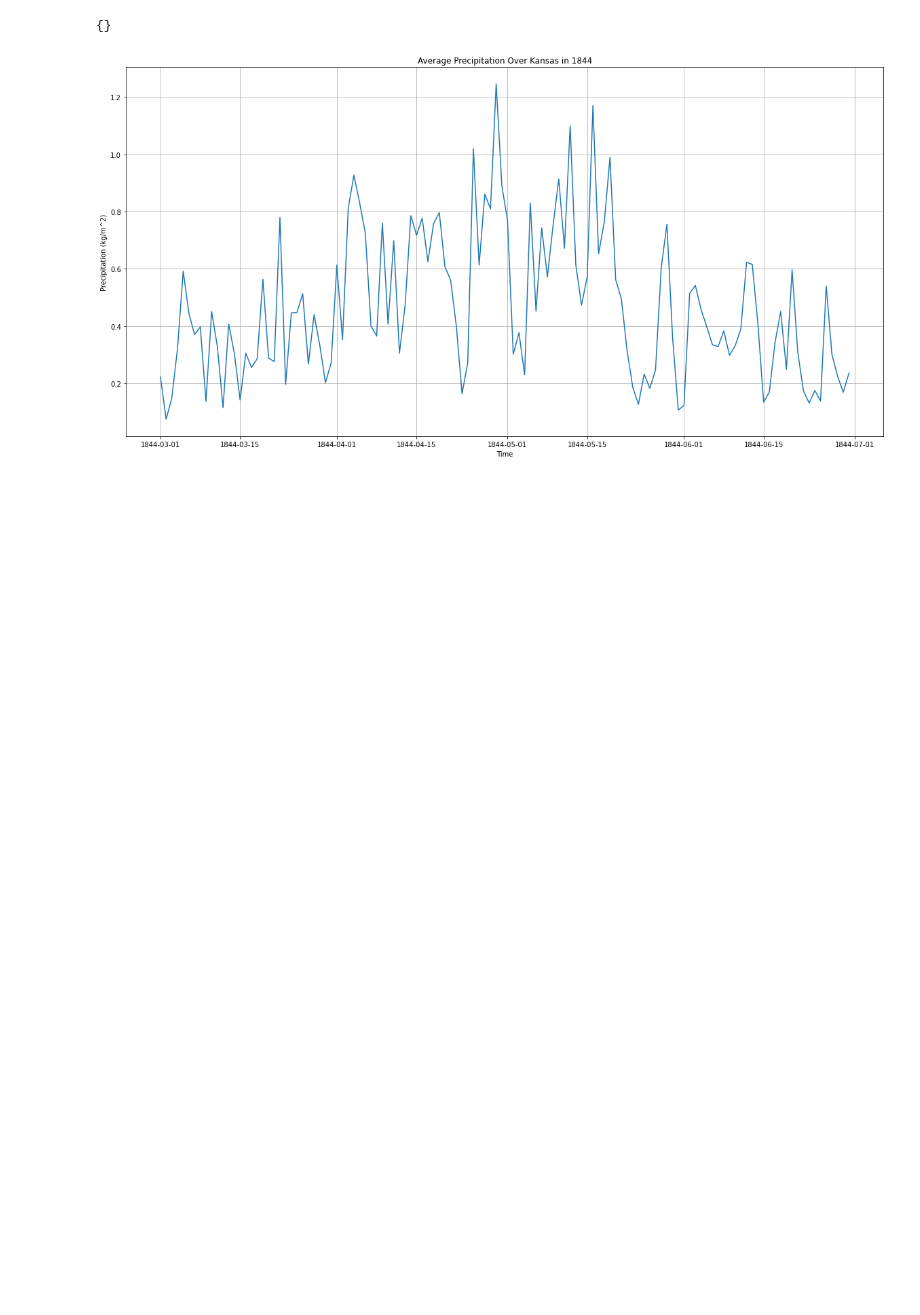
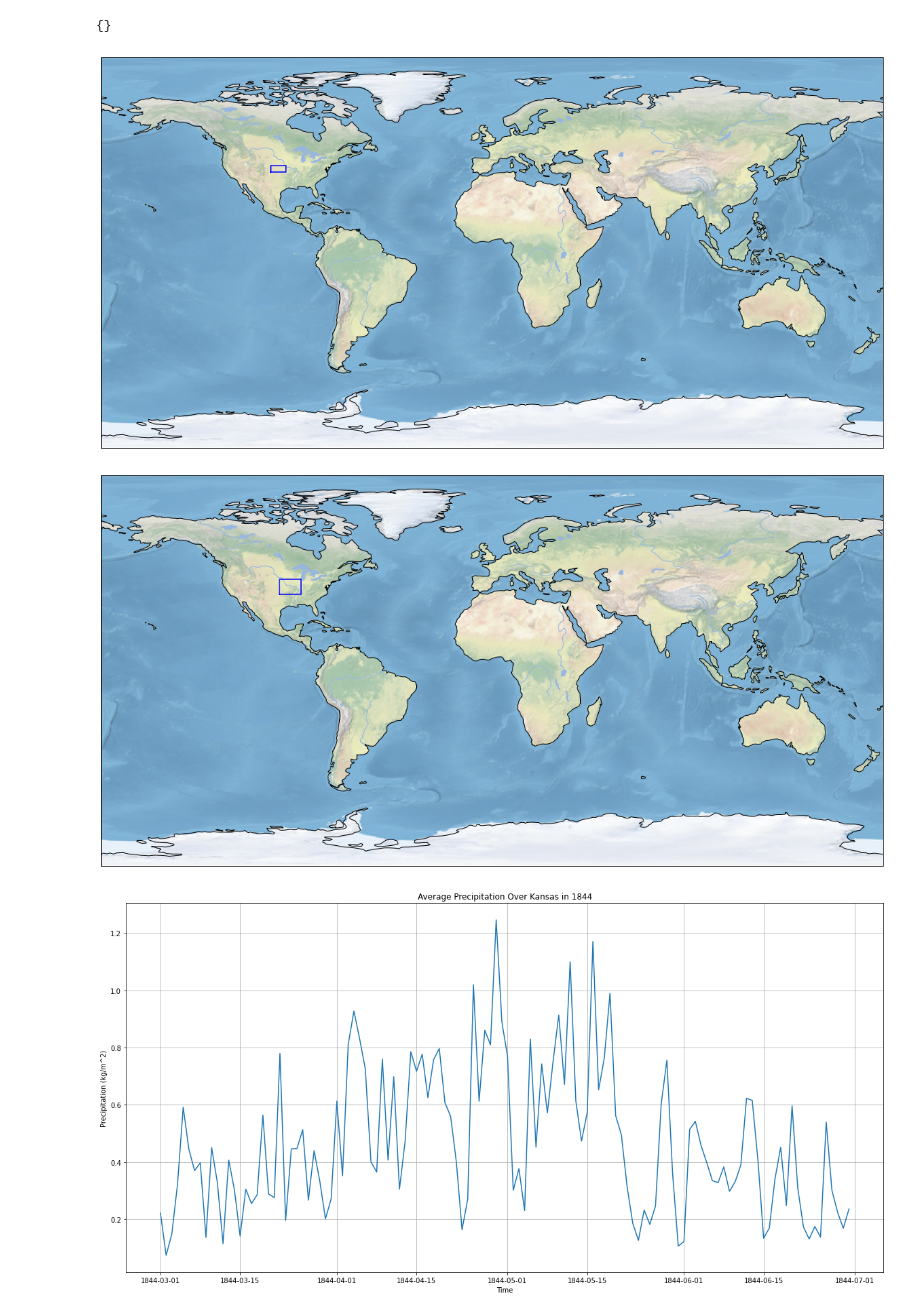
Before and after one commit to bparazin/ESS-Visualization, a Jupyter notebook: Time Series.ipynb, the cells around one changed output. Saved outputs shown, nothing was run; the diff lists cells and outputs as text; code cells hidden in the pictures; blank space fills up the shorter version.

Commit message:
Some finishing touches on the time series plots, and visualizing means in anomaly just to check my values are reasonable

```diff
--- a/Time Series.ipynb
+++ b/Time Series.ipynb
@@ -16,6 +16,9 @@ lat_start = 37
 lat_end = 40
 lon_start = -102
 lon_end =  -95
+
+OKC_lat, OKC_lon = 35.4676, -97.5164
+chicago_lat, chicago_lon = 41.8781, -87.6298
 
 #Data paths
 main_path = r'C:\Users\bpara\Geo data'
@@ -89,5 +92,9 @@ def plot_tseries(data, datakey, title, x_title, y_title):
 # %%
 t1 = dt.datetime(1844, 3, 1)
 t2 = dt.datetime(1844, 7, 1)
-r_avg = area_average_tseries(t1, t2, lon_start, lon_end, lat_start, lat_end, rain_data, "apcp", False)
+kansas_avg = area_average_tseries(t1, t2, lon_start, lon_end, lat_start, lat_end, rain_data, "apcp", False, True)
+mw_avg = area_average_tseries(t1, t2, OKC_lon, chicago_lon, OKC_lat, chicago_lat, rain_data, "apcp", False, True)
+# %% [output]
+[figure, added]
+[figure, added]
 # %%
```
Also changed, not shown: parts of 2 cells of this notebook.
